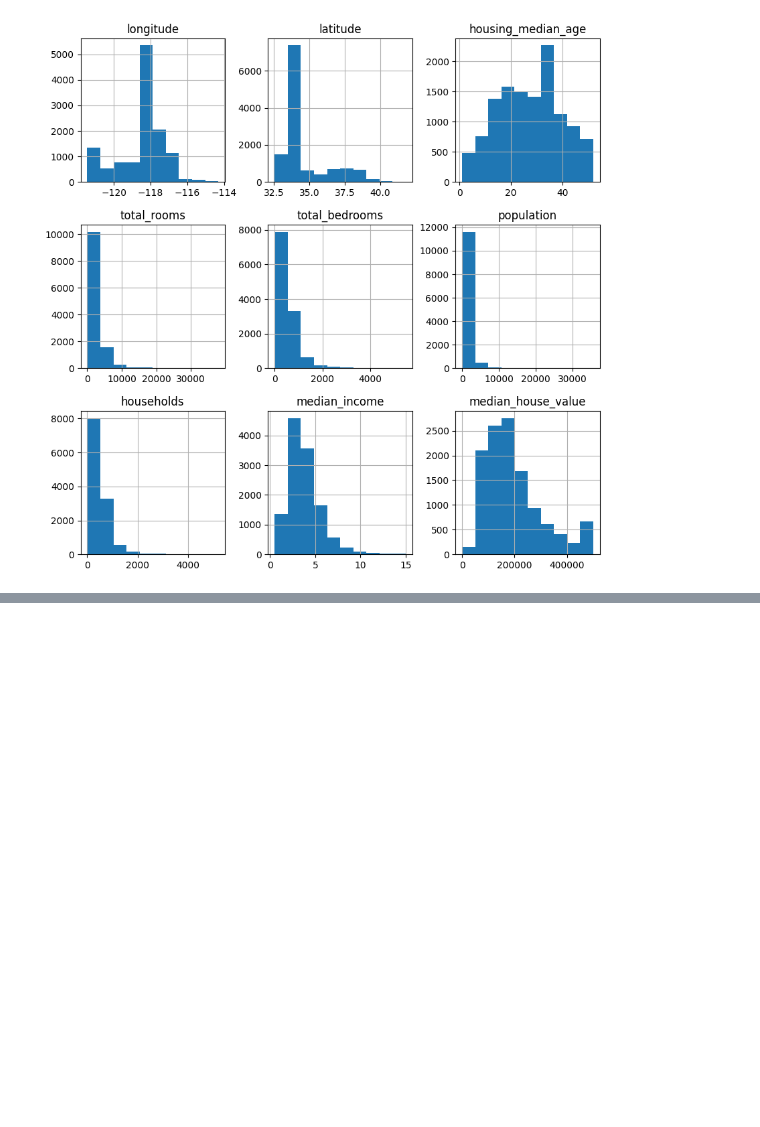
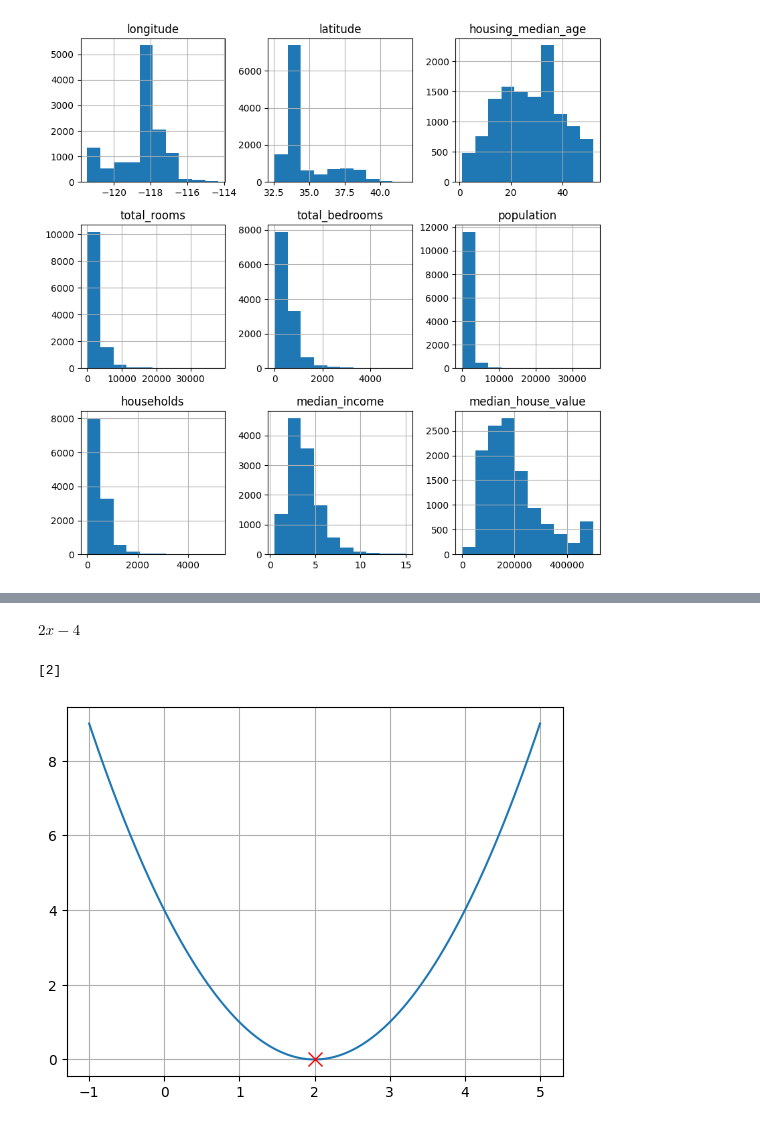
Before and after one commit to CamilaToS/Simulacion_Matematica_2025, a Jupyter notebook: NotasSEMANA3.ipynb, the cells around one changed output, grey strips where cells are left out. Cells and saved outputs as stored; diff of their text form; code cells hidden in the pictures; blank space fills up the shorter version.

```diff
--- a/NotasSEMANA3.ipynb
+++ b/NotasSEMANA3.ipynb
@@ -204,0 +286,19 @@ array([[<Axes: title={'center': 'longitude'}>,
+# %%
+df=sym.diff(f(x)) #usamos f(x) en lugar de 'f'
+df
+# %% [output]
+$\displaystyle 2 x - 4$
+# %%
+c=sym.solve(df,x)
+c
+# %% [output]
+[2]
+# %%
++#Gráfica:
+x_num=np.linspace(-1,5,100)
+y_num=f(x_num)
+plt.plot(x_num,y_num)
+plt.plot(c[0],f(c[0]),'rx',ms=10) #Evaluar punto crítico en 'f'
+plt.grid()
+# %% [output]
+[figure, added]
```
Also changed, not shown: parts of 23 cells of this notebook.
